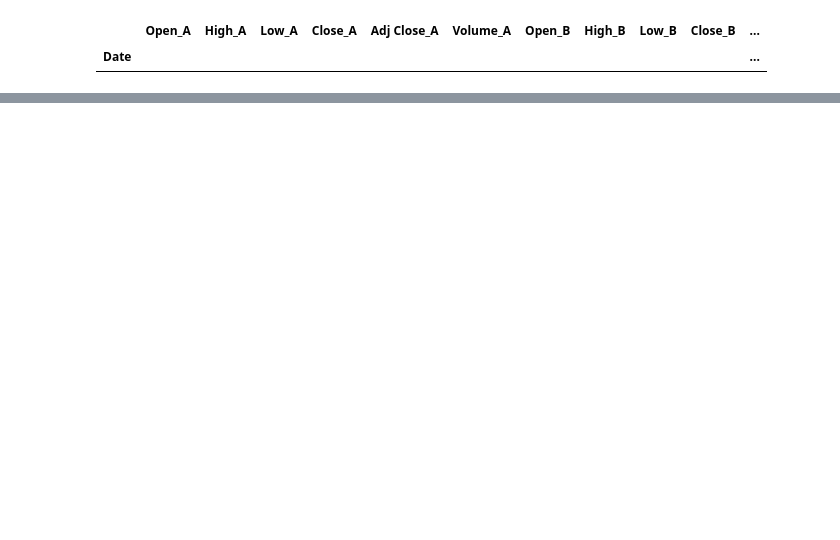
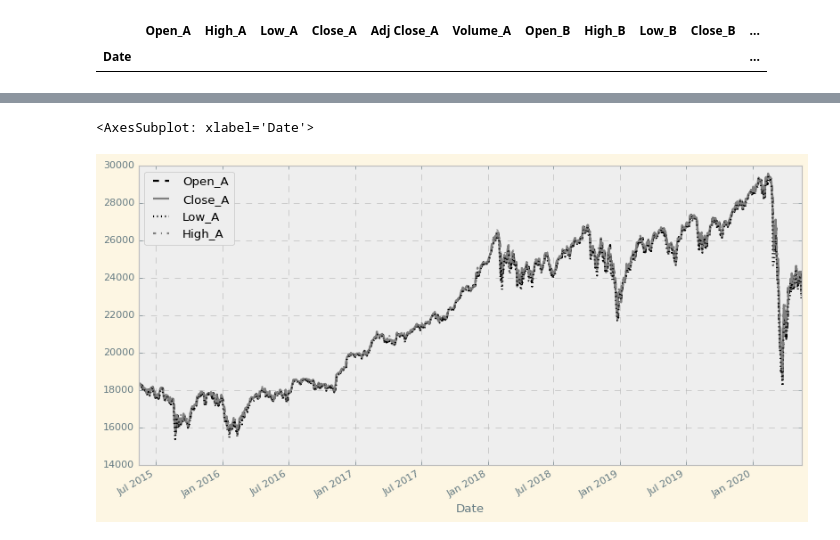
Before and after one commit to pavittarx/urk, a Jupyter notebook: 2.EDA.ipynb, the cells around one changed output, grey strips where cells are left out. Saved outputs shown, nothing was run; the diff lists cells and outputs as text; code cells hidden in the pictures; blank space fills up the shorter version.

```diff
--- a/2.EDA.ipynb
+++ b/2.EDA.ipynb
@@ -11,6 +11,12 @@ import seaborn as sn;
 %matplotlib inline
 import matplotlib.pyplot as plt;
 
+# Configure default style settings for plot
+from matplotlib import style
+style.use('bmh')
+
+# print(style.available)
+
 # Enables zomming into matplotlib charts
 import mpld3;
 mpld3.enable_notebook();
@@ -82,0 +85,7 @@ merged_df[merged_df.isnull().all(axis=1)]
+# %%
+# We need valid close values, for further analysis. Thus, we will drop any instruments with missing close values.
+# https://pandas.pydata.org/docs/reference/api/pandas.DataFrame.dropna.html
+valid_closedf = merged_df.dropna(subset=['Close_A', 'Close_B', 'Close_C'], how='any')
+
+# Check again
+valid_closedf[['Close_A', 'Close_B', 'Close_C']].isnull().any(axis=1).sum()
@@ -82,0 +131,6 @@ merged_df[merged_df.isnull().all(axis=1)]
+# %%
+# We'll use pandas 'backfill' method to fill exitsting values
+# it uses next valid value after the missing value to fill in the missing value
+# https://pandas.pydata.org/docs/reference/api/pandas.DataFrame.fillna.html
+
+valid_complete = valid_closedf.fillna(method='backfill')
@@ -82,0 +198,12 @@ merged_df[merged_df.isnull().all(axis=1)]
+# %%
+# Let's plot the data to check the visual discrepancies we found while studying descriptive statistics.
+
+valid_complete['Open_A'].plot(figsize=(12,6), linestyle='--', color='black', legend='Open_A')
+valid_complete['Close_A'].plot(figsize=(12,6), linestyle='-', color='grey', legend='Close_A')
+valid_complete['Low_A'].plot(figsize=(12,6), linestyle=':', color='black', legend='Low_A')
+valid_complete['High_A'].plot(figsize=(12,6), linestyle='-.', color='grey', legend='High_A')
+
+# The prices are matches our expectations as provided in descriptive statistics.
+# %% [output]
+<AxesSubplot: xlabel='Date'>
+[figure, added]
```
Also changed, not shown: parts of 14 cells of this notebook.
